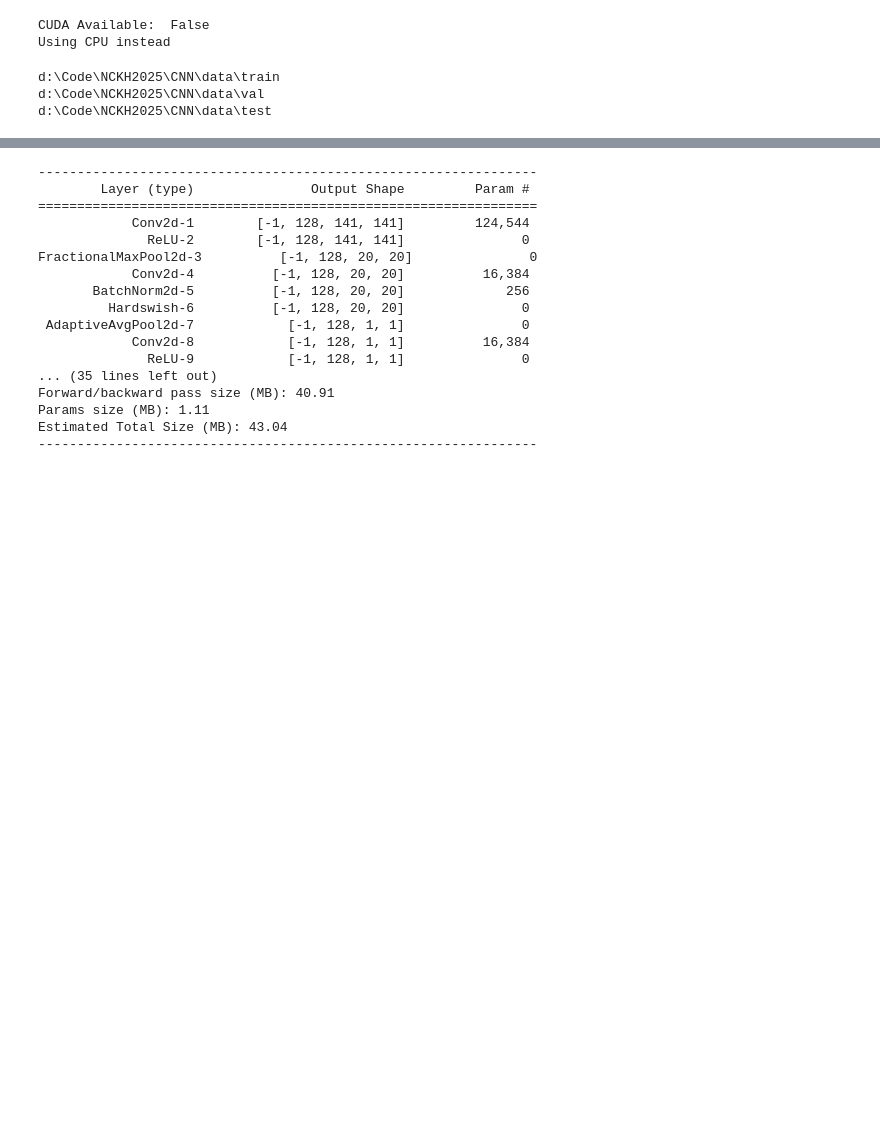
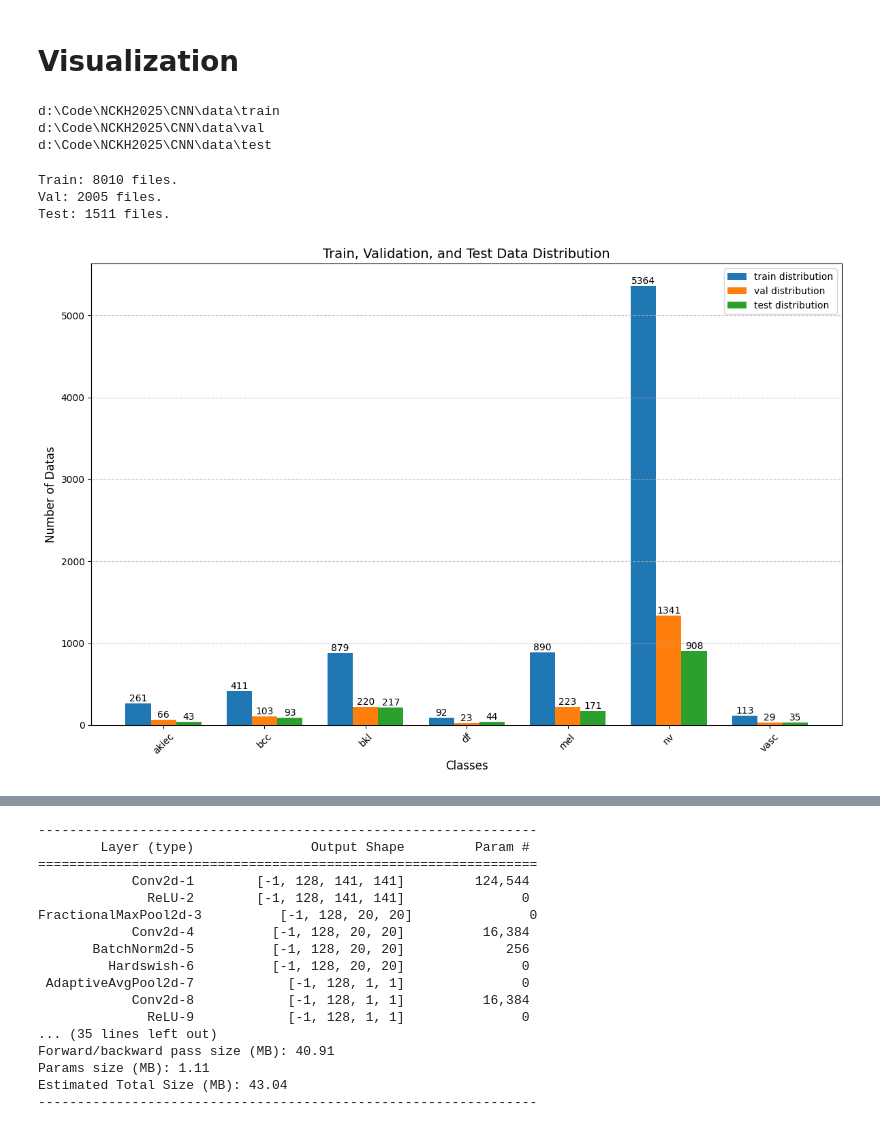
Before and after one commit to Tiendat06/NCKH2025, a Jupyter notebook: CNN/notebooks/my_model.ipynb, the cells around one changed output, grey strips where cells are left out. Drawn from its saved outputs; the diff is of its cells as text; code cells hidden in the pictures; blank space fills up the shorter version.

```diff
--- a/CNN/notebooks/my_model.ipynb
+++ b/CNN/notebooks/my_model.ipynb
@@ -36,15 +73,4 @@ from HAM10000.utils import confusion_matrix, metrics_scores, pff
 # %%
-# Settings.
-if torch.cuda.is_available():
-    device = torch.device('cuda')  # Use CUDA
-    print("CUDA Available: ", True)
-    print("CUDA Device Count: ", torch.cuda.device_count())
-    print("CUDA Device Name: ", torch.cuda.get_device_name(0))
-else:
-    device = torch.device('cpu')  # Fall back to CPU
-    print("CUDA Available: ", False)
-    print("Using CPU instead")
-
 img_title = "HAM10000"
 best_acc = 0.
 eval_acc = 0.
@@ -72,17 +98,39 @@ show = ImageShow(train_loss_list = train_loss_list,
                 val_loss_list = val_loss_list,
                 val_acc_list = val_acc_list,
                 )
-# %% [output]
-CUDA Available:  False
-Using CPU instead
+# %% [markdown]
+# Visualization
 # %%
-train_dir = os.path.join(root_dir, "train")
-val_dir = os.path.join(root_dir, "val")
-test_dir = os.path.join(root_dir, "test")
-print(train_dir)
-print(val_dir)
-print(test_dir)
+data_folder = os.path.join(root, "data")
+train_dataset = os.path.join(data_folder, "train")
+val_dataset = os.path.join(data_folder, "val")
+test_dataset = os.path.join(data_folder, "test")
+print(train_dataset)
+print(val_dataset)
+print(test_dataset)
 # %% [output]
 d:\Code\NCKH2025\CNN\data\train
 d:\Code\NCKH2025\CNN\data\val
 d:\Code\NCKH2025\CNN\data\test
+# %%
+def count_files_in_subfolders(data_folder):
+    counts = {}
+    for subset in ['train', 'val', 'test']:
+        subset_path = os.path.join(data_folder, subset)
+        file_count = 0
+        if os.path.exists(subset_path):
+            # Count files in the directory and its subdirectories
+            for dirpath, dirnames, filenames in os.walk(subset_path):
+                file_count += len(filenames)
+            counts[subset] = file_count
+    return counts
+
+file_counts = count_files_in_subfolders(data_folder)
+
+# Print the results
+for subset, count in file_counts.items():
+    print(f"{subset.capitalize()}: {count} files.")
+# %% [output]
+Train: 8010 files.
+Val: 2005 files.
+Test: 1511 files.
@@ -88,0 +192,4 @@ d:\Code\NCKH2025\CNN\data\test
+# %%
+plot_distribution(data_folder, ['train', 'val', 'test'])
+# %% [output]
+[figure, added]
```
Also changed, not shown: parts of 44 cells of this notebook, 6 other files.
